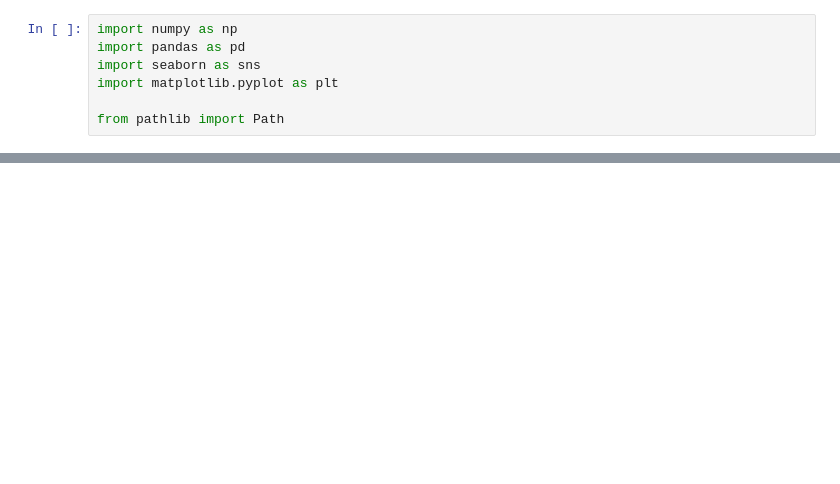
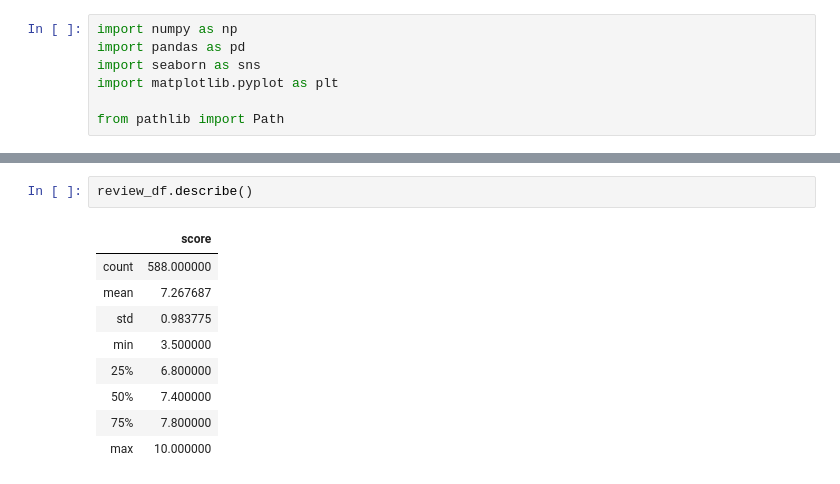
Before and after one commit to mickey-is-codin/pitchfork-predictor, a Jupyter notebook: eda/notebooks/review_eda.ipynb, the cells around one changed output, grey strips where cells are left out. Drawn from its saved outputs; the diff is of its cells as text; blank space fills up the shorter version.

```diff
--- a/eda/notebooks/review_eda.ipynb
+++ b/eda/notebooks/review_eda.ipynb
@@ -23,0 +39,12 @@ KeyError: 'album'
+# %%
+review_df.describe()
+# %% [output]
+|  | score |
+| count | 588.000000 |
+| mean | 7.267687 |
+| std | 0.983775 |
+| min | 3.500000 |
+| 25% | 6.800000 |
+| 50% | 7.400000 |
+| 75% | 7.800000 |
+| max | 10.000000 |
```
Also changed, not shown: parts of 4 cells of this notebook, 1 other file.
